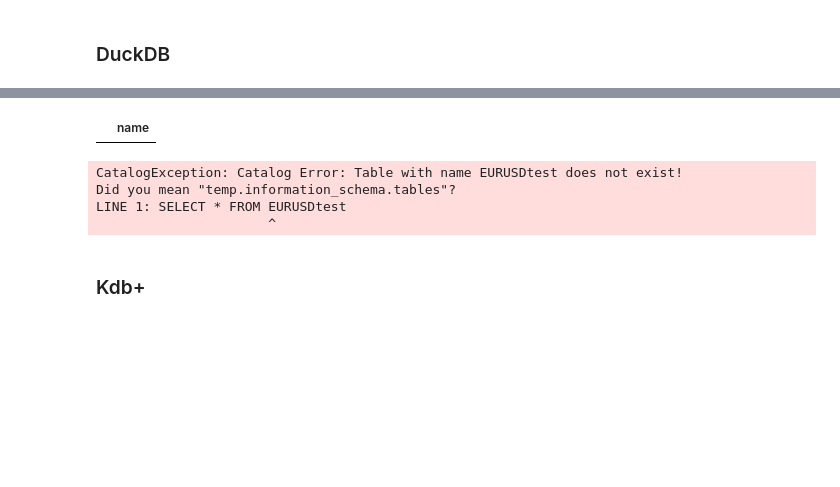
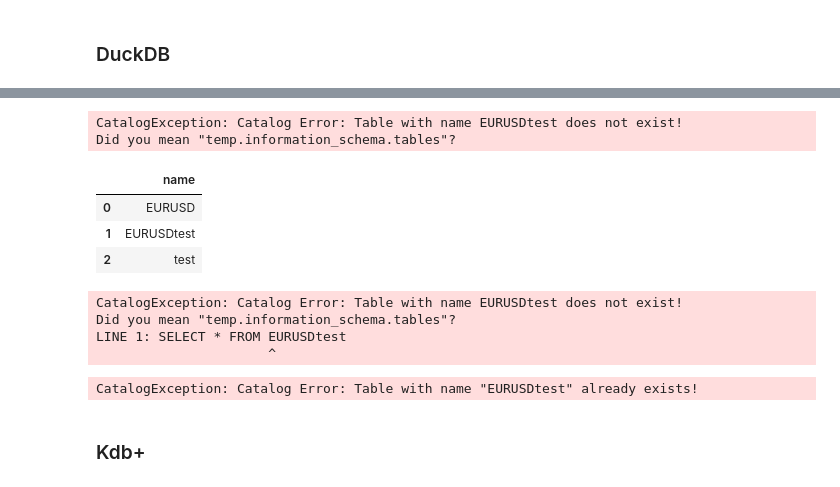
Before and after one commit to flashlan/compare-timeseries-databases, a Jupyter notebook: compareDBs.ipynb, the cells around one changed output, grey strips where cells are left out. Cells and saved outputs as stored; diff of their text form; code cells hidden in the pictures; blank space fills up the shorter version.

```diff
--- a/compareDBs.ipynb
+++ b/compareDBs.ipynb
@@ -482,13 +486,0 @@ Wall time: 12.7 ms
-# %%
-display(conn.execute("SHOW TABLES").df())
-# %% [output]
-|  | name |
-# %%
-%%time
-df = conn.execute("SELECT * FROM EURUSDtest").df()
-df
-# %% [output]
-CatalogException: Catalog Error: Table with name EURUSDtest does not exist!
-Did you mean "temp.information_schema.tables"?
-LINE 1: SELECT * FROM EURUSDtest
-                      ^
@@ -494,0 +489,31 @@ LINE 1: SELECT * FROM EURUSDtest
+# %%
+conn = duckdbConnect()
+conn.execute("DROP TABLE EURUSDtest")
+# %% [output]
+CatalogException: Catalog Error: Table with name EURUSDtest does not exist!
+Did you mean "temp.information_schema.tables"?
+# %%
+conn = duckdb.connect("file.db")
+# conn.sql("CREATE TABLE EURUSDtest(i INTEGER)")
+display(conn.execute("SHOW TABLES").df())
+# %% [output]
+|  | name |
+| 0 | EURUSD |
+| 1 | EURUSDtest |
+| 2 | test |
+# %%
+# conn = duckdbConnect()
+conn.execute("SELECT * FROM EURUSDtest")
+conn.fetchall()
+# %% [output]
+CatalogException: Catalog Error: Table with name EURUSDtest does not exist!
+Did you mean "temp.information_schema.tables"?
+LINE 1: SELECT * FROM EURUSDtest
+                      ^
+# %%
+start = timeit.default_timer()
+dfDuckdb = duckdbWrite("file.db", data, dbname)
+stop = timeit.default_timer()
+duckdb_write_execution_time = stop - start
+# %% [output]
+CatalogException: Catalog Error: Table with name "EURUSDtest" already exists!
```
Also changed, not shown: parts of 5 cells of this notebook.
